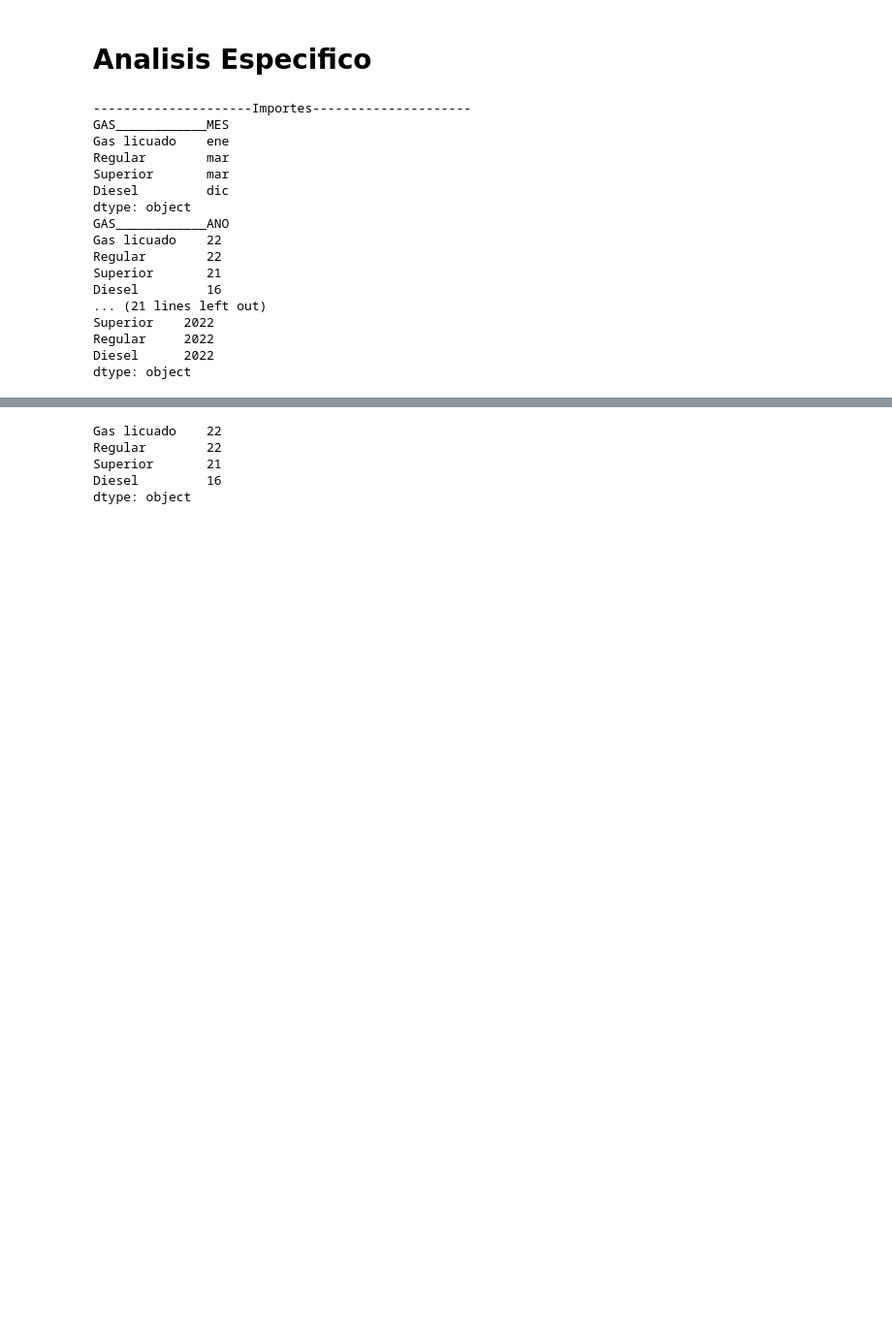
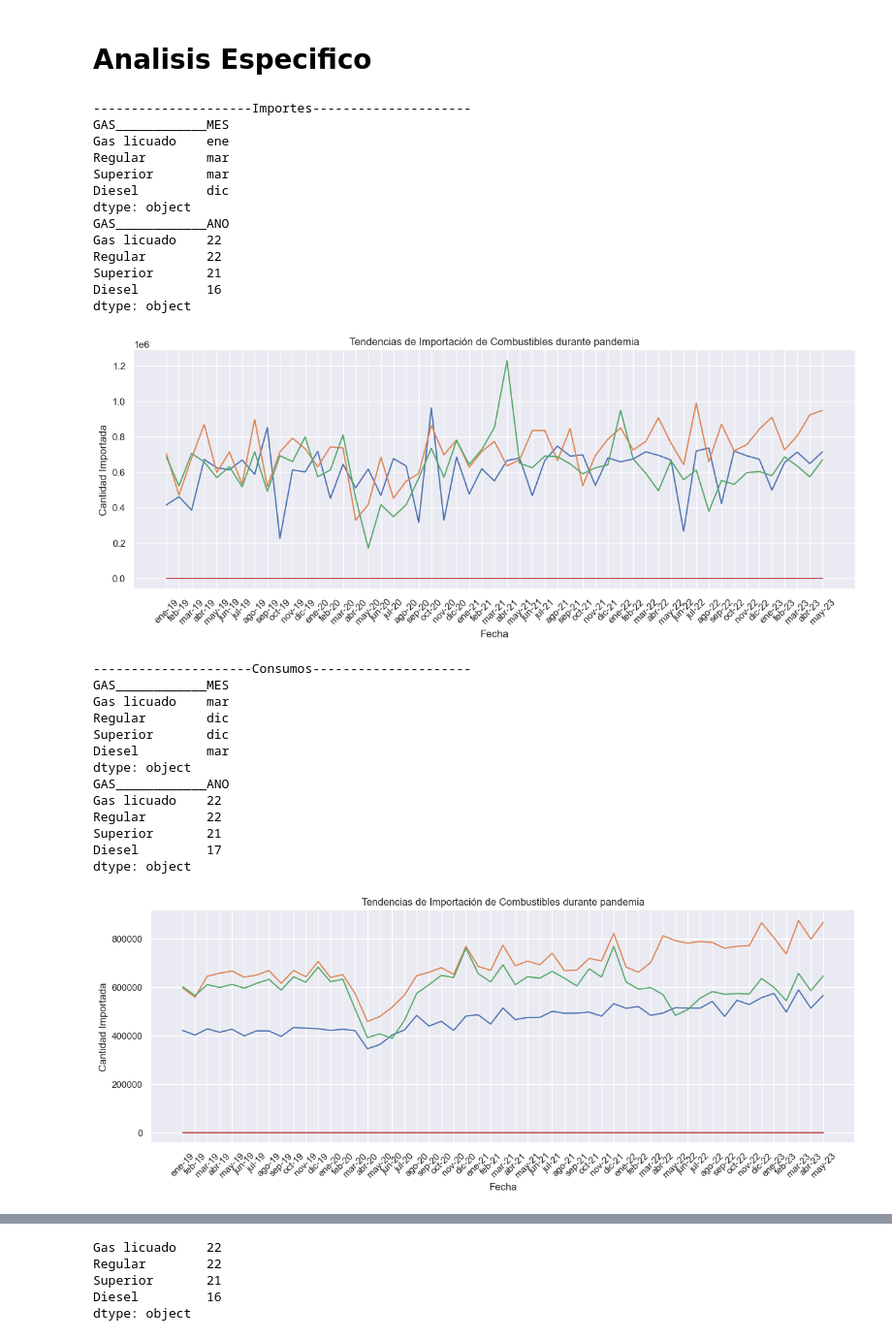
Before and after one commit to Estef072/Lab2-DS, a Jupyter notebook: Limpieza y Analisis.ipynb, the cells around one changed output, grey strips where cells are left out. Shown at 97% size. Drawn from its saved outputs; the diff is of its cells as text; code cells hidden in the pictures; blank space fills up the shorter version.

```diff
--- a/Limpieza y Analisis.ipynb
+++ b/Limpieza y Analisis.ipynb
@@ -105,33 +105,56 @@ for x in dataframes:
 # %%
 def tendencias(dataframe):
     importes_mensuales = dataframe.groupby('Mes').sum(numeric_only=True).reset_index()
     maximos_x_gas = importes_mensuales.set_index('Mes').idxmax()
     print("GAS____________MES")
     print(maximos_x_gas)
 
     importes_mensuales = dataframe.groupby('Año').sum(numeric_only=True).reset_index()
     maximos_x_gas = importes_mensuales.set_index('Año').idxmax()
     print("GAS____________ANO")
     print(maximos_x_gas)
 
+
+    plt.figure(figsize=(15, 5))
+    df_pandemic = dataframe[dataframe['Año'].astype(int) >= 19]
+    for column in df_pandemic.select_dtypes(include=['number']).columns:
+        plt.plot(df_pandemic['Mes'] + '-' + df_pandemic['Año'], df_pandemic[column], label=column)
+    plt.title("Tendencias de Importación de Combustibles durante pandemia")
+    plt.xlabel("Fecha")
+    plt.ylabel("Cantidad Importada")
+    plt.xticks(rotation=45)
+    plt.show()
+
+
 for x in dataframes:
     print(x.name.center(50, "-"))
     tendencias(x)
 # %% [output]
 ---------------------Importes---------------------
 GAS____________MES
 Gas licuado    ene
 Regular        mar
 Superior       mar
 Diesel         dic
 dtype: object
 GAS____________ANO
 Gas licuado    22
 Regular        22
 Superior       21
 Diesel         16
-... (21 lines left out)
-Superior    2022
-Regular     2022
-Diesel      2022
 dtype: object
+[figure, added]
+---------------------Consumos---------------------
+GAS____________MES
+Gas licuado    mar
+Regular        dic
+Superior       dic
+Diesel         mar
+dtype: object
+GAS____________ANO
+Gas licuado    22
+Regular        22
+Superior       21
+Diesel         17
+dtype: object
+[figure, added]
```
Also changed, not shown: parts of 1 cell of this notebook.
